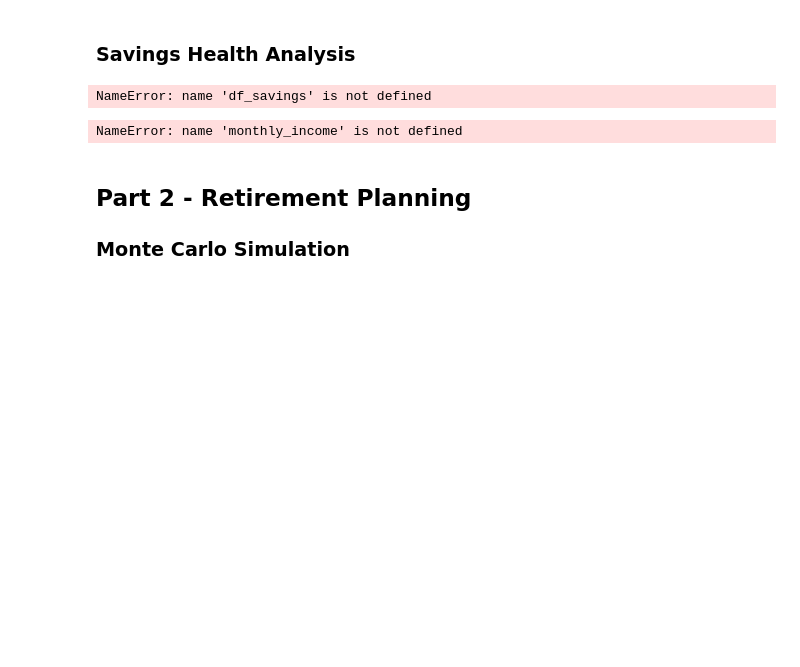
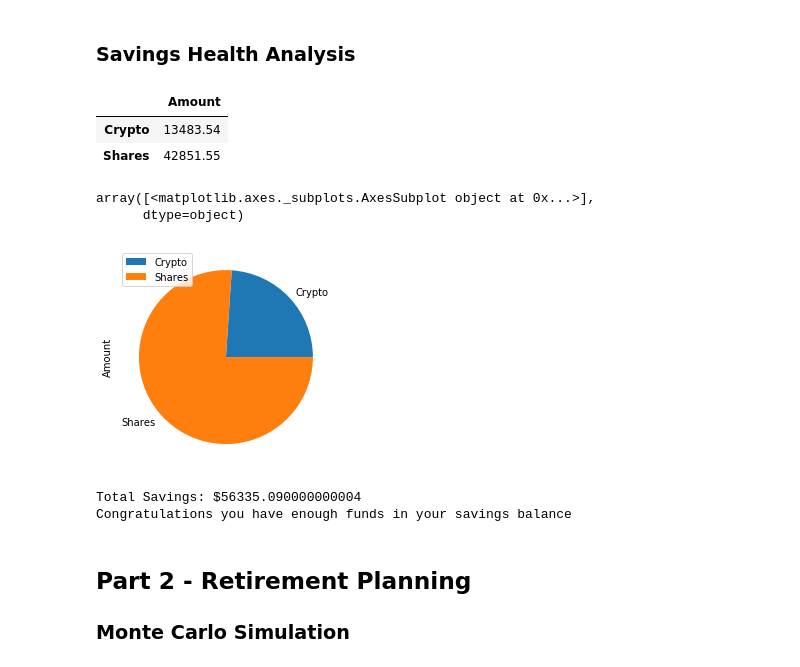
Before and after one commit to eetisold/Unit-5-Financial-Planning, a Jupyter notebook: Homework_05-APIs_Instructions_Starter_Code_financial-planner.ipynb, the cells around one changed output. Cells and saved outputs as stored; diff of their text form; code cells hidden in the pictures; blank space fills up the shorter version.

```diff
--- a/Homework_05-APIs_Instructions_Starter_Code_financial-planner.ipynb
+++ b/Homework_05-APIs_Instructions_Starter_Code_financial-planner.ipynb
@@ -175,29 +175,49 @@ The current value of your 220 AGG shares is $25880.80
 ### Savings Health Analysis
 # %%
 # Set monthly household income
-# YOUR CODE HERE!
+monthly_income = 12000
 
 # Create savings DataFrame
-# YOUR CODE HERE!
+savings_data = pd.DataFrame({'Amount':  [my_btc_value + my_eth_value , my_spy_value + my_agg_value]},
+                 index=['Crypto', 'Shares'])
+
+
 
 # Display savings DataFrame
-display(df_savings)
+display(savings_data)
 # %% [output]
-NameError: name 'df_savings' is not defined
+|  | Amount |
+| Crypto | 13483.54 |
+| Shares | 42851.55 |
 # %%
 # Plot savings pie chart
-# YOUR CODE HERE!
+savings_data.plot(kind='pie' , subplots=True)
+# %% [output]
+array([<matplotlib.axes._subplots.AxesSubplot object at 0x...>],
+      dtype=object)
+[figure, added]
-# %%
-# Set ideal emergency fund
-emergency_fund = monthly_income * 3
-
-# Calculate total amount of savings
-# YOUR CODE HERE!
-
-# Validate saving health
-# YOUR CODE HERE!
-# %% [output]
-NameError: name 'monthly_income' is not defined
+# %%
+# Set ideal emergency fund
+emergency_fund = monthly_income * 3
+
+# Calculate total amount of savings
+total_crypto_value = my_btc_value + my_eth_value
+total_shares_value = my_spy_value + my_agg_value
+total_savings = total_crypto_value + total_shares_value
+print(f"Total Savings: ${total_savings}")
+
+# Validate saving health
+if total_savings > emergency_fund:
+    print("Congratulations you have enough funds in your savings balance!")
+
+if total_savings == emergency_fund:
+    print("Congratulations on reaching your financial goal!")
+
+if total_savings < emergency_fund:
+    print(f"You are {emergency_fund - total_savings} away from your savings goal!")
+# %% [output]
+Total Savings: $56335.090000000004
+Congratulations you have enough funds in your savings balance
 # %% [markdown]
 ## Part 2 - Retirement Planning
 
```
